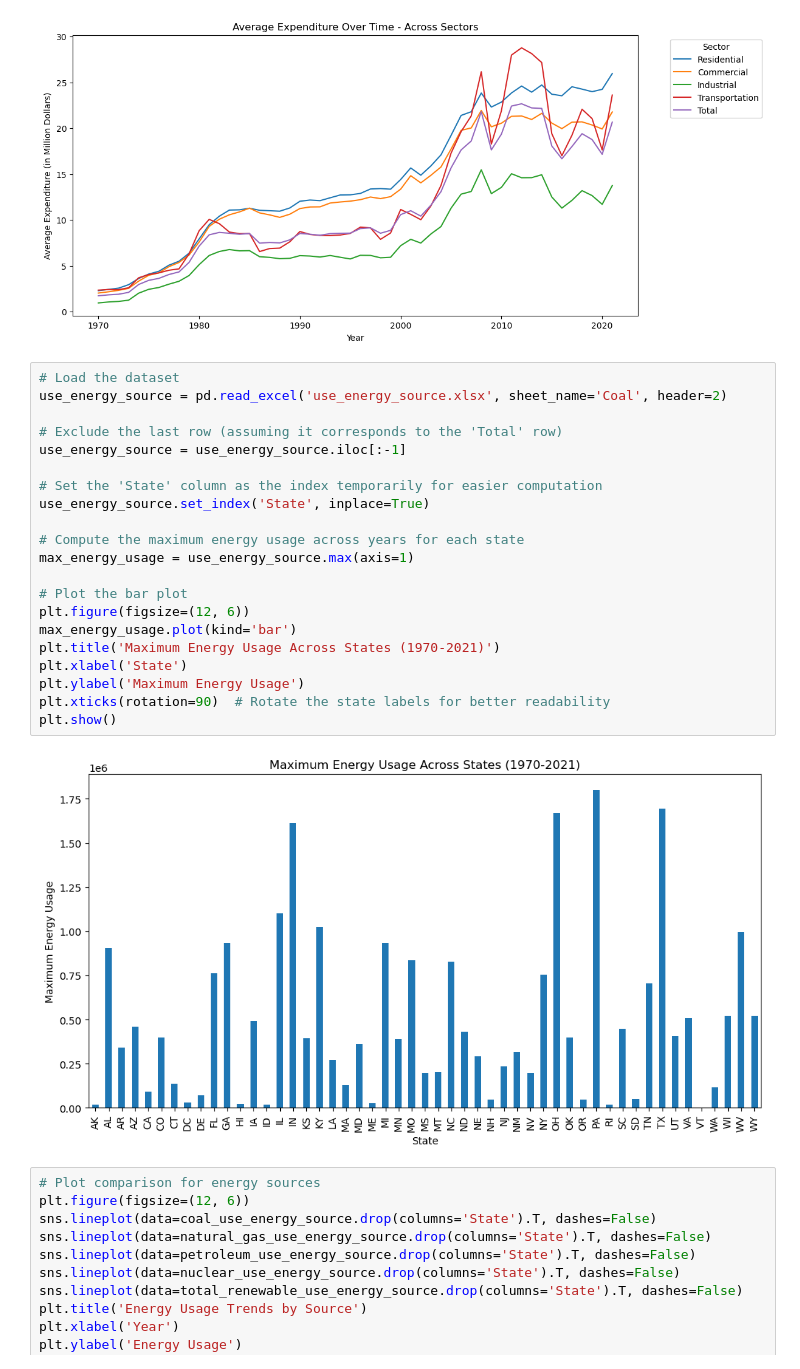
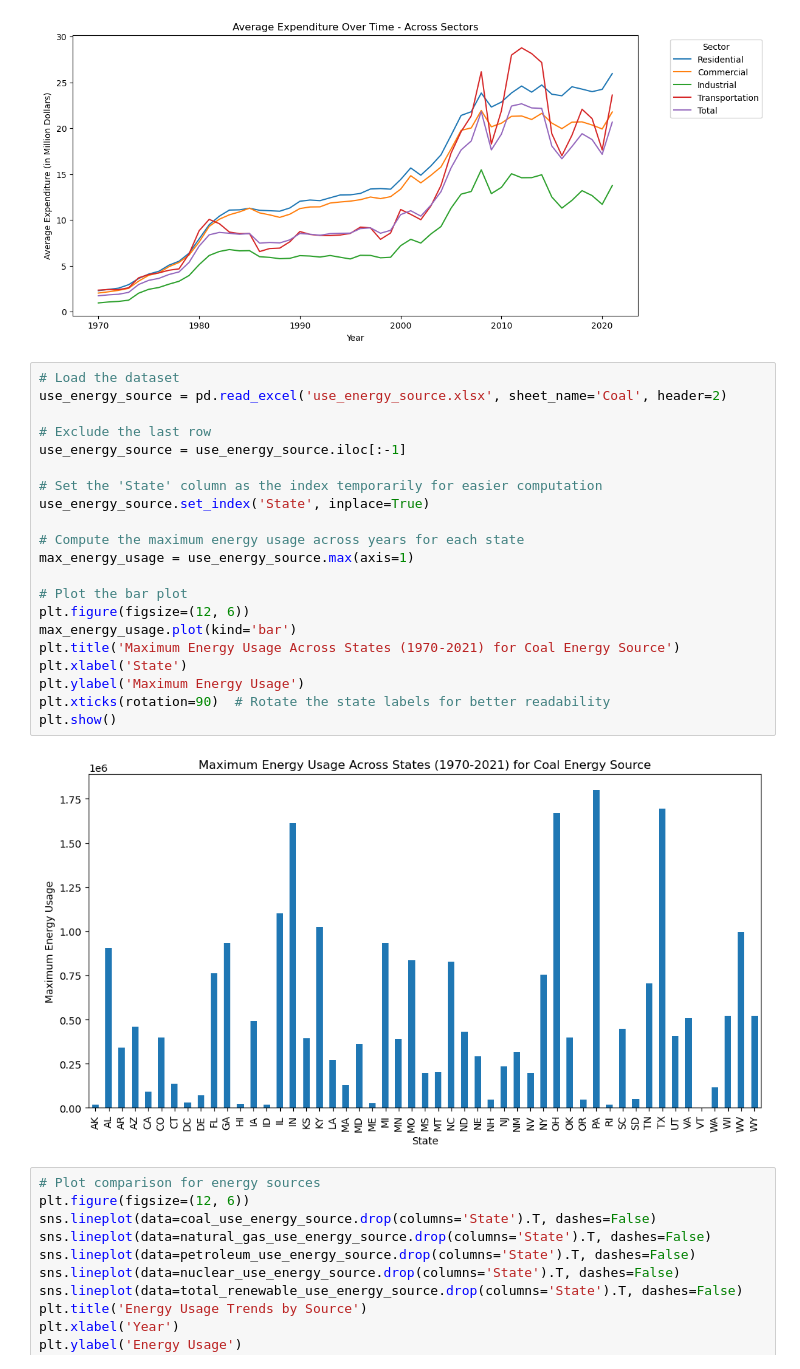
Before and after one commit to urstrulyvishtan/Energy_consumption_USA, a Jupyter notebook: project.ipynb, the cells around one changed output. Cells and saved outputs as stored; diff of their text form.

```diff
--- a/project.ipynb
+++ b/project.ipynb
@@ -113,26 +112,26 @@ plt.show()
 # %%
 # Load the dataset
 use_energy_source = pd.read_excel('use_energy_source.xlsx', sheet_name='Coal', header=2)
 
-# Exclude the last row (assuming it corresponds to the 'Total' row)
+# Exclude the last row
 use_energy_source = use_energy_source.iloc[:-1]
 
 # Set the 'State' column as the index temporarily for easier computation
 use_energy_source.set_index('State', inplace=True)
 
 # Compute the maximum energy usage across years for each state
 max_energy_usage = use_energy_source.max(axis=1)
 
 # Plot the bar plot
 plt.figure(figsize=(12, 6))
 max_energy_usage.plot(kind='bar')
-plt.title('Maximum Energy Usage Across States (1970-2021)')
+plt.title('Maximum Energy Usage Across States (1970-2021) for Coal Energy Source')
 plt.xlabel('State')
 plt.ylabel('Maximum Energy Usage')
 plt.xticks(rotation=90)  # Rotate the state labels for better readability
 plt.show()
 # %% [output]
-[figure, old version]
+[figure, new version]
 # %%
 # Plot comparison for energy sources
 plt.figure(figsize=(12, 6))
```
Also changed, not shown: parts of 11 cells of this notebook, 4 other files.
